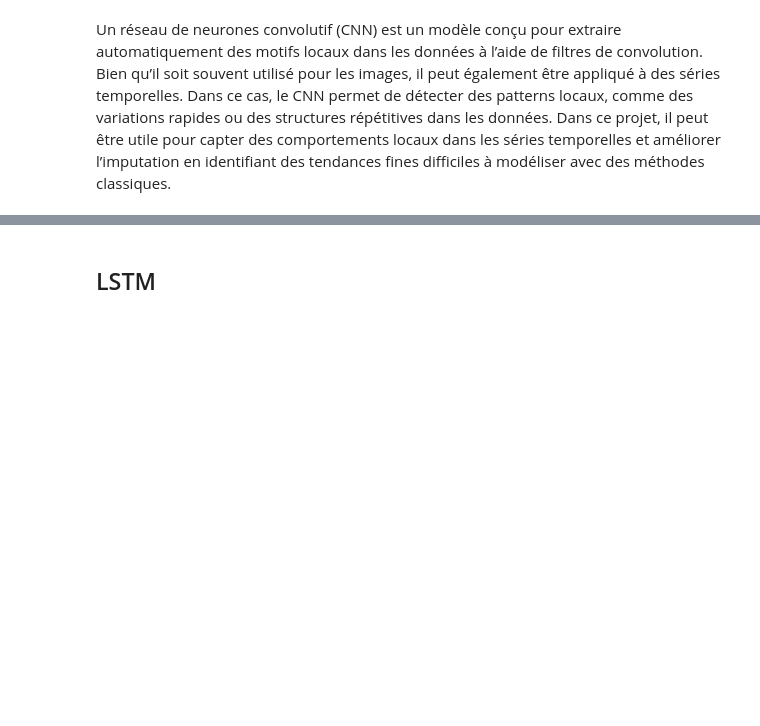
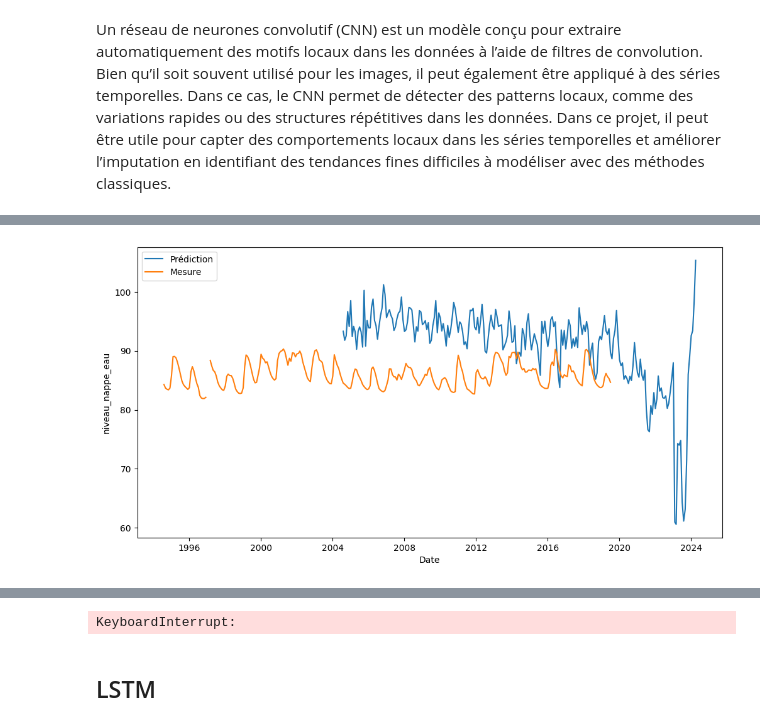
Before and after one commit to TronnoxUwU/STAGE-Junon, a Jupyter notebook: notebooks/2 - transform/methodes/reseaux_neuronnes.ipynb, the cells around one changed output, grey strips where cells are left out. Drawn from its saved outputs; the diff is of its cells as text; code cells hidden in the pictures; blank space fills up the shorter version.

```diff
--- a/notebooks/2 - transform/methodes/reseaux_neuronnes.ipynb
+++ b/notebooks/2 - transform/methodes/reseaux_neuronnes.ipynb
@@ -23,10 +24,10 @@ window_size = 120
 
 racine = "../../../"
 
-# fichier_nappe = racine + "data/fusion/data_03288X0042_P.csv"
-fichier_nappe = racine + "data/fusion/data_03276X0009_P.csv"
-dossier_nappe = racine + "data/clusterisation/inertielle"
-#dossier_nappe = racine + "data/clusterisation/reactive"
+fichier_nappe = racine + "data/fusion/data_03288X0042_P.csv"
+# fichier_nappe = racine + "data/fusion/data_03276X0009_P.csv"
+# dossier_nappe = racine + "data/clusterisation/inertielle"
+dossier_nappe = racine + "data/clusterisation/reactive"
 #dossier_nappe = racine + "data/fusion"
 
 dossier_model = racine + "models/"
@@ -49,0 +74,33 @@ KeyboardInterrupt:
+# %%
+features = ["niveau_nappe_eau","lon","lat","time_num","ETP_Q","PRELIQ_Q","T_Q","surface_imp","surface_totale"]
+
+valeur_de_travail = 'niveau_nappe_eau'
+
+model_cnn = load_model(dossier_model + "CNN.keras")
+
+mon_scaler = joblib.load(fichier_scaler)
+
+df['time_num'] = df['time'].astype('int64') // 10**9
+
+df.sort_values(by='time_num', ascending=True)
+
+affiche_prediction(df.copy(), cnn_predict_array(df, model_cnn, mon_scaler, features, window_size=window_size, target_col=valeur_de_travail), valeur_de_travail)
+
+X_train, X_val, y_train, y_val, scaler = train_data_cnn(df.copy(), window_size, fichier_scaler, scaler=mon_scaler, croissant=False)
+
+callback = EarlyStopping(monitor='val_loss',
+                                 patience=10,
+                                 restore_best_weights=True)
+
+model_cnn.fit(
+    X_train, y_train,
+    epochs=1000,
+    batch_size=1,
+    validation_data=(X_val, y_val),
+    callbacks=[callback],
+    verbose=1
+)
+
+affiche_prediction(df.copy().loc["1996":"2016"], cnn_predict_array(df, model_cnn, mon_scaler, features, window_size=window_size, target_col=valeur_de_travail), valeur_de_travail)
+# %% [output]
+[figure, added]
@@ -49,0 +111 @@ KeyboardInterrupt:
+KeyboardInterrupt:
```
Also changed, not shown: parts of 5 cells of this notebook, 5 other files.
